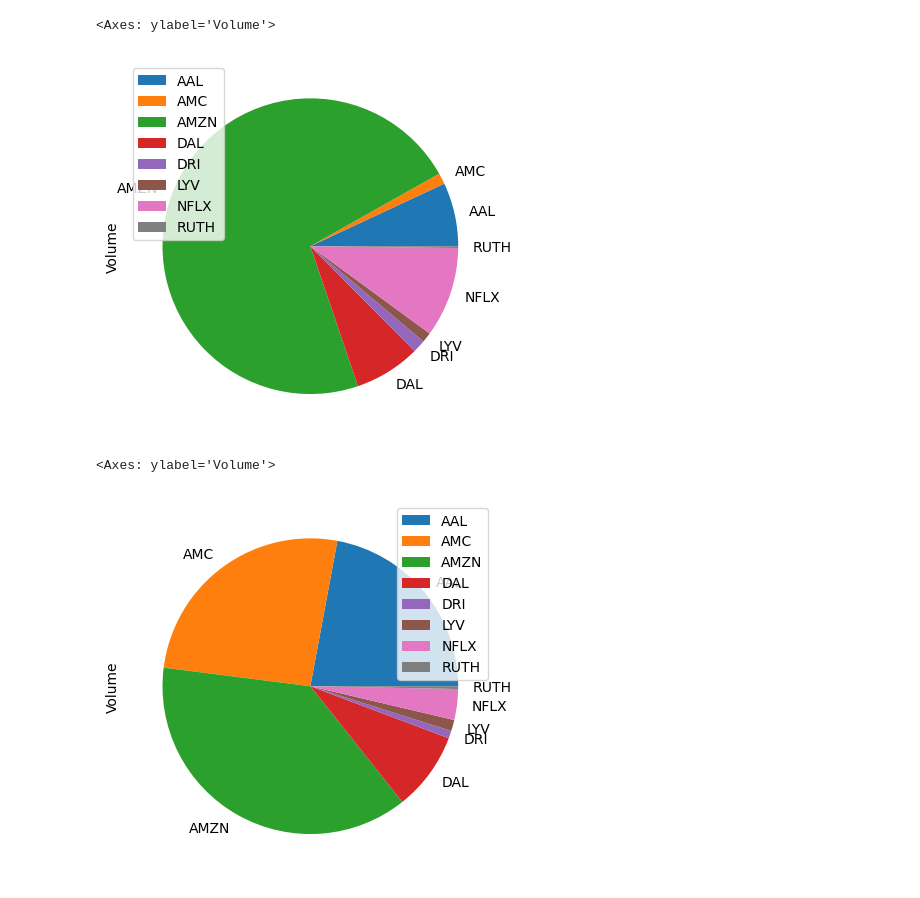
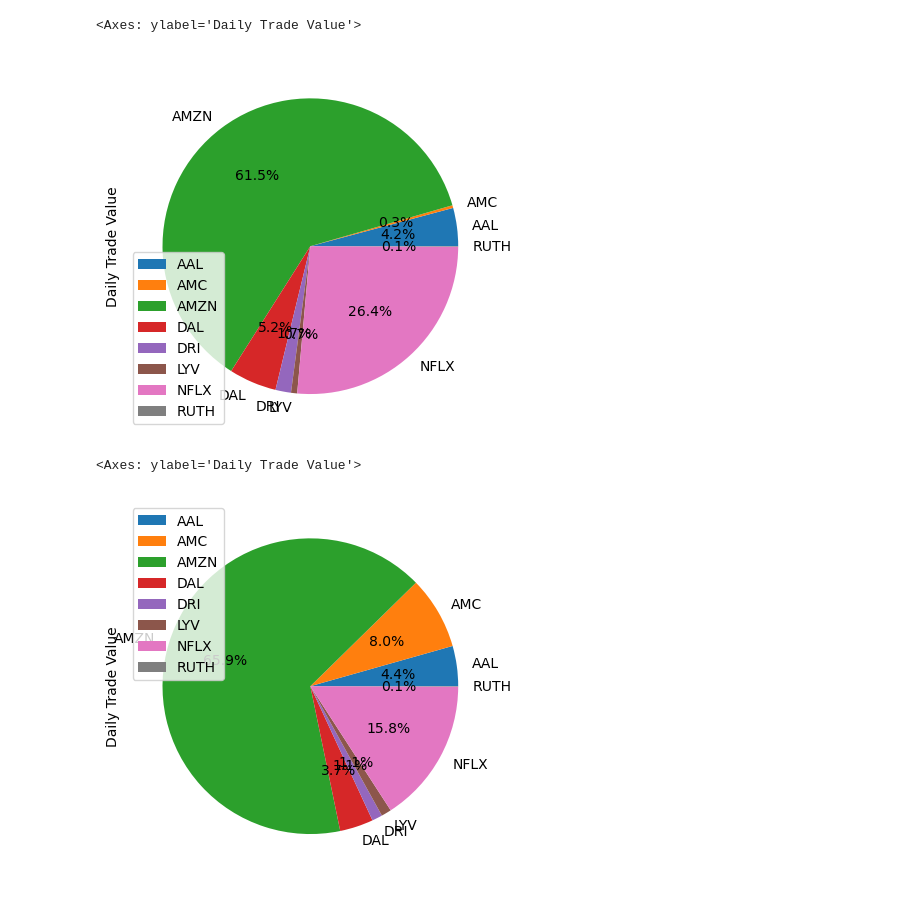
Before and after one commit to pathfindereleven/StockMkt_Analysis, a Jupyter notebook: PyPie.ipynb, the cells around one changed output. Saved outputs shown, nothing was run; the diff lists cells and outputs as text; code cells hidden in the pictures.

Commit message:
adding other pie charts, getting rid of extra code
fixing the charts in combo #5 and adding to the PyPie

```diff
--- a/PyPie.ipynb
+++ b/PyPie.ipynb
@@ -72,12 +124,14 @@ precovid_df = combined_df.loc[combined_df['Date'].values <= 1577750400000000000]
 # %%
-precovid_df.groupby(['Ticker']).sum().plot(kind='pie', y='Volume')
+precovid_df.groupby(['Ticker']).sum().plot(kind='pie', autopct='%.1f%%',
+                                            y='Daily Trade Value')
 # %% [output]
-<Axes: ylabel='Volume'>
+<Axes: ylabel='Daily Trade Value'>
-[figure, old version]
+[figure, new version]
 # %%
 postcovid_df = combined_df.loc[combined_df['Date'].values >= 1577750400000000000]
 # %%
-postcovid_df.groupby(['Ticker']).sum().plot(kind='pie', y='Volume')
+postcovid_df.groupby(['Ticker']).sum().plot(kind='pie', autopct='%.1f%%',
+                                            y='Daily Trade Value')
 # %% [output]
-<Axes: ylabel='Volume'>
+<Axes: ylabel='Daily Trade Value'>
-[figure, old version]
+[figure, new version]
```
Also changed, not shown: parts of 7 cells of this notebook, 28 other files.
